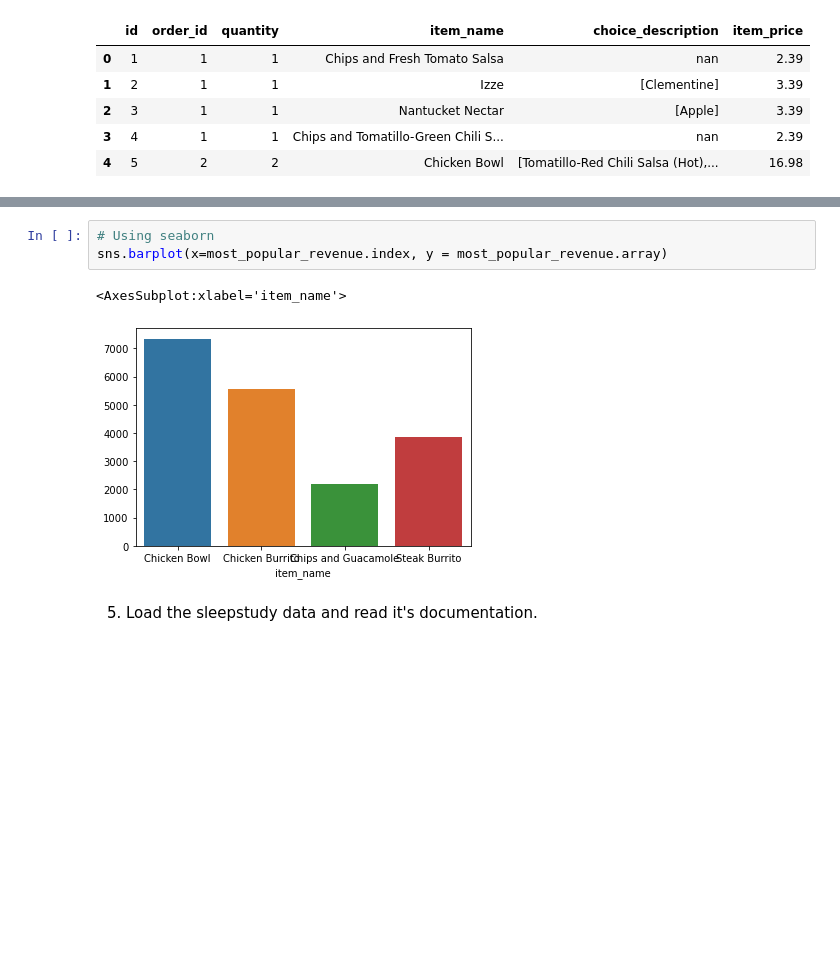
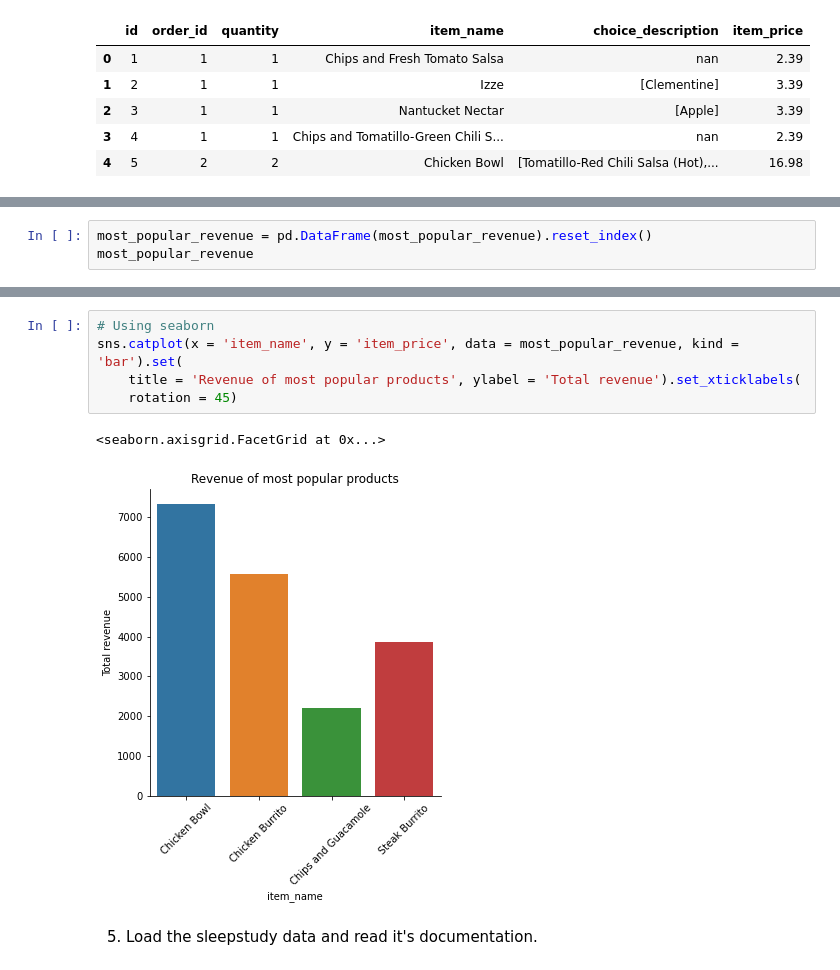
Before and after one commit to jesse-d-marder/numpy-pandas-visualization-exercises, a Jupyter notebook: seaborn_exercises.ipynb, the cells around one changed output, grey strips where cells are left out. Drawn from its saved outputs; the diff is of its cells as text; blank space fills up the shorter version.

```diff
--- a/seaborn_exercises.ipynb
+++ b/seaborn_exercises.ipynb
@@ -226,0 +242,3 @@ most_popular_revenue.plot.bar(rot = 45)
+# %%
+most_popular_revenue = pd.DataFrame(most_popular_revenue).reset_index()
+most_popular_revenue
@@ -227,9 +251,11 @@ most_popular_revenue.plot.bar(rot = 45)
 # %%
 # Using seaborn
-sns.barplot(x=most_popular_revenue.index, y = most_popular_revenue.array)
+sns.catplot(x = 'item_name', y = 'item_price', data = most_popular_revenue, kind = 'bar').set(
+    title = 'Revenue of most popular products', ylabel = 'Total revenue').set_xticklabels(
+    rotation = 45)
 # %% [output]
-<AxesSubplot:xlabel='item_name'>
+<seaborn.axisgrid.FacetGrid at 0x...>
-[figure, old version]
+[figure, new version]
 # %% [markdown]
 5. Load the sleepstudy data and read it's documentation.
 # %%
```
Also changed, not shown: parts of 13 cells of this notebook.
